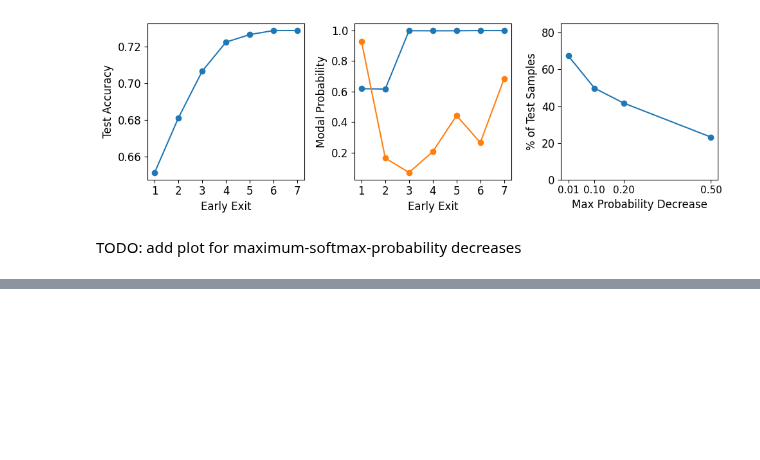
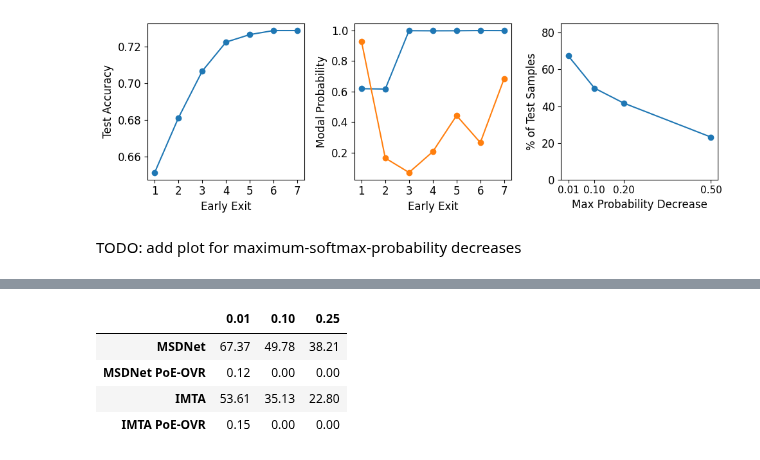
Before and after one commit to metodj/MSDNet-PyTorch, a Jupyter notebook: paper_plots.ipynb, the cells around one changed output, grey strips where cells are left out. Cells and saved outputs as stored; diff of their text form; code cells hidden in the pictures; blank space fills up the shorter version.

```diff
--- a/paper_plots.ipynb
+++ b/paper_plots.ipynb
@@ -116,0 +165,26 @@ TODO: add plot for maximum-softmax-probability decreases
+# %%
+THRESHOLDS = [-x for x in [-0.0001, -0.01, -0.05, -0.1, -0.2, -0.25, -0.33, -0.5]]
+CIFAR_100_DICT = {"MSDNet": [86.55, 67.37, 56.28, 49.78, 41.67, 38.21, 32.93, 23.15],
+                  "MSDNet PoE-OVR": [0.36, 0.12, 0.0, 0.0, 0.0, 0.0, 0.0, 0.0],
+                  "IMTA": [74.75, 53.61, 41.85, 35.13, 25.96, 22.8, 17.69, 9.39],
+                  "IMTA PoE-OVR": [0.3, 0.15, 0.02, 0.0, 0.0, 0.0, 0.0, 0.0]}
+
+
+IMAGE_NET_DICT = {"MSDNet": [84.326, 69.972, 51.72, 38.066, 20.518, 14.666, 8.336, 2.024],
+                  "MSDNet PoE-OVR": [0.0, 0.0, 0.0, 0.0, 0.0, 0.0, 0.0, 0.0],
+                  "DViT": [59.57, 51.09, 25.696, 12.104, 4.384, 2.722, 1.314, 0.208],
+                  "DViT PoE-OVR": [0.0, 0.0, 0.0, 0.0, 0.0, 0.0, 0.0, 0.0]}
+
+
+SELECTED_THRESHOLDS = [0.01, 0.1, 0.25]
+# %%
+cifar_100_guarantees_df = pd.DataFrame(CIFAR_100_DICT, index=THRESHOLDS).T[SELECTED_THRESHOLDS]
+image_net_guarantees_df = pd.DataFrame(IMAGE_NET_DICT, index=THRESHOLDS).T[SELECTED_THRESHOLDS]
+# %%
+cifar_100_guarantees_df
+# %% [output]
+|  | 0.01 | 0.10 | 0.25 |
+| MSDNet | 67.37 | 49.78 | 38.21 |
+| MSDNet PoE-OVR | 0.12 | 0.00 | 0.00 |
+| IMTA | 53.61 | 35.13 | 22.80 |
+| IMTA PoE-OVR | 0.15 | 0.00 | 0.00 |
```
Also changed, not shown: parts of 13 cells of this notebook, 1 other file.
